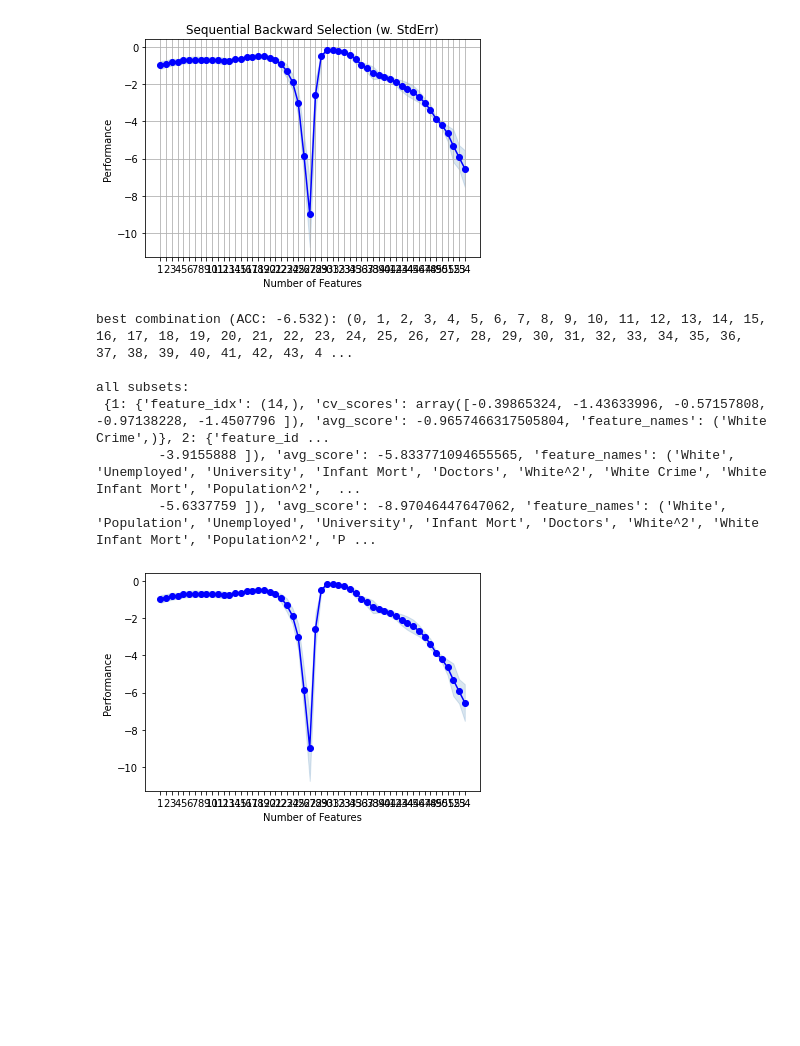
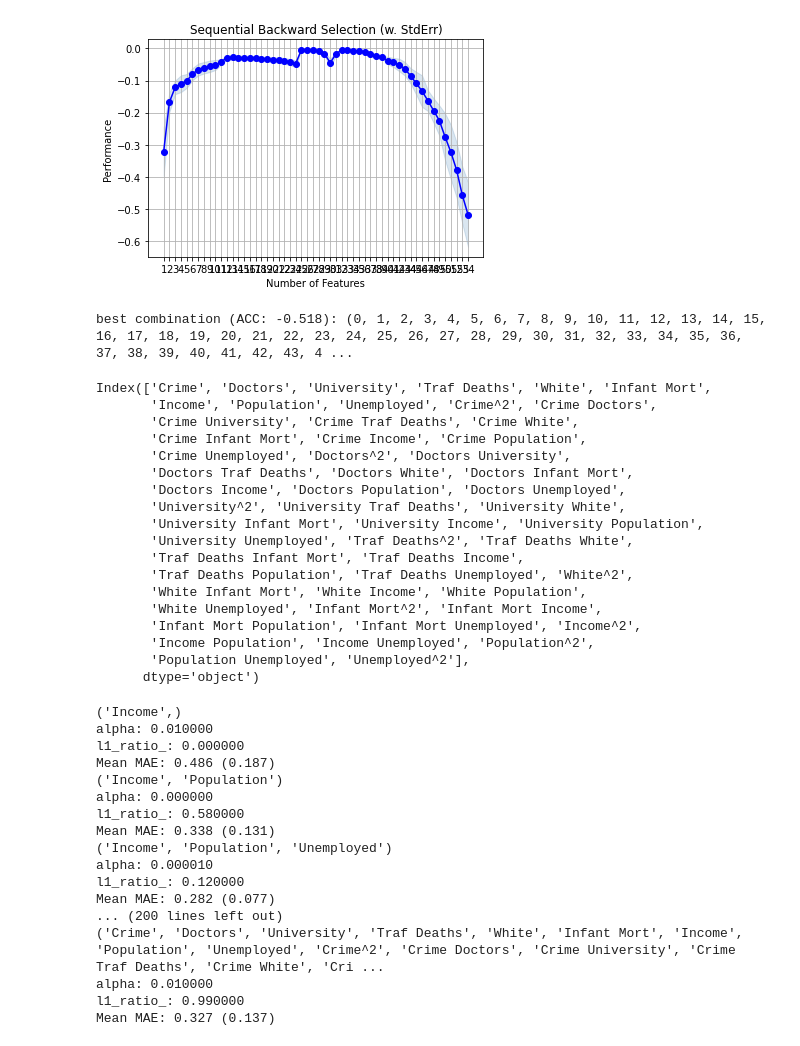
Before and after one commit to thistleknot/python-ml, a Jupyter notebook: code/Elastic and Sequential Comparisons.ipynb, the cells around one changed output. Drawn from its saved outputs; the diff is of its cells as text; code cells hidden in the pictures; blank space fills up the shorter version.

```diff
--- a/code/Elastic and Sequential Comparisons.ipynb
+++ b/code/Elastic and Sequential Comparisons.ipynb
@@ -56,8 +56,6 @@ import sys
 #import random
 import warnings
 warnings.filterwarnings('ignore')
-
-zca = zca.ZCA()
 # %%
 class ss_yj_Transformer(BaseEstimator, TransformerMixin):
     # add another additional parameter, just for fun, while we are at it
@@ -119,8 +94,8 @@ array([[[ 9.39674319e+01]],
 # %%
-numCV = 5
+numCV = 10
 kfold = KFold(n_splits=numCV, shuffle=True)
 p_threshold = .05
-divisor = .2
+divisor = 1
 target = 'Poverty'
 exclude = 'States'
 
@@ -204,7 +182,7 @@ lr = LinearRegression()
 
 #backwards step subset
 sffs1 = sffs(lr,
-          k_features=len(data.x_train_ss_yj_inter.columns),
+          k_features=len(data.X_train_ss_yj_inter.columns),
           #forward=True,
           floating=True,
           scoring='neg_mean_squared_error',
@@ -212,24 +190,36 @@ sffs1 = sffs(lr,
           n_jobs=-1,
           cv=numCV)
 
-sffs1 = sffs1.fit(data.x_train_ss_yj_inter, data.y_train_ss_yj)
+sffs1 = sffs1.fit(data.X_train_ss_yj_inter, data.y_train_ss_yj)
 # %%
-fig = plot_sffs(sffs1.get_metric_dict(), kind='std_err')
+fig = plot_sfs(sffs1.get_metric_dict(), kind='std_err')
 
 plt.title('Sequential Backward Selection (w. StdErr)')
 plt.grid()
-plt.show()
+plt.show(fig)
 
 print('best combination (ACC: %.3f): %s\n' % (sffs1.k_score_, sffs1.k_feature_idx_))
-print('all subsets:\n', sffs1.subsets_)
-plot_sfs(sffs1.get_metric_dict(), kind='std_err');
+#print('all subsets:\n', sffs1.subsets_)
+data.X_train_ss_yj_inter.columns[list(sffs1.k_feature_idx_)]
 # %% [output]
-[figure, old version]
+[figure, new version]
-best combination (ACC: -6.532): (0, 1, 2, 3, 4, 5, 6, 7, 8, 9, 10, 11, 12, 13, 14, 15, 16, 17, 18, 19, 20, 21, 22, 23, 24, 25, 26, 27, 28, 29, 30, 31, 32, 33, 34, 35, 36, 37, 38, 39, 40, 41, 42, 43, 4 ...
-
-all subsets:
- {1: {'feature_idx': (14,), 'cv_scores': array([-0.39865324, -1.43633996, -0.57157808, -0.97138228, -1.4507796 ]), 'avg_score': -0.9657466317505804, 'feature_names': ('White Crime',)}, 2: {'feature_id ...
-        -3.9155888 ]), 'avg_score': -5.833771094655565, 'feature_names': ('White', 'Unemployed', 'University', 'Infant Mort', 'Doctors', 'White^2', 'White Crime', 'White Infant Mort', 'Population^2',  ...
-        -5.6337759 ]), 'avg_score': -8.97046447647062, 'feature_names': ('White', 'Population', 'Unemployed', 'University', 'Infant Mort', 'Doctors', 'White^2', 'White Infant Mort', 'Population^2', 'P ...
+best combination (ACC: -0.518): (0, 1, 2, 3, 4, 5, 6, 7, 8, 9, 10, 11, 12, 13, 14, 15, 16, 17, 18, 19, 20, 21, 22, 23, 24, 25, 26, 27, 28, 29, 30, 31, 32, 33, 34, 35, 36, 37, 38, 39, 40, 41, 42, 43, 4 ...
-[figure, removed]
+Index(['Crime', 'Doctors', 'University', 'Traf Deaths', 'White', 'Infant Mort',
+       'Income', 'Population', 'Unemployed', 'Crime^2', 'Crime Doctors',
+       'Crime University', 'Crime Traf Deaths', 'Crime White',
+       'Crime Infant Mort', 'Crime Income', 'Crime Population',
+       'Crime Unemployed', 'Doctors^2', 'Doctors University',
+       'Doctors Traf Deaths', 'Doctors White', 'Doctors Infant Mort',
+       'Doctors Income', 'Doctors Population', 'Doctors Unemployed',
+       'University^2', 'University Traf Deaths', 'University White',
+       'University Infant Mort', 'University Income', 'University Population',
+       'University Unemployed', 'Traf Deaths^2', 'Traf Deaths White',
+       'Traf Deaths Infant Mort', 'Traf Deaths Income',
+       'Traf Deaths Population', 'Traf Deaths Unemployed', 'White^2',
+       'White Infant Mort', 'White Income', 'White Population',
+       'White Unemployed', 'Infant Mort^2', 'Infant Mort Income',
+       'Infant Mort Population', 'Infant Mort Unemployed', 'Income^2',
+       'Income Population', 'Income Unemployed', 'Population^2',
+       'Population Unemployed', 'Unemployed^2'],
+      dtype='object')
 # %%
@@ -253,8 +243,8 @@ for f in features:
     EN_CV = ElasticNetCV(l1_ratio=l1s, alphas=alphas, cv=cv, n_jobs=-1)
     # fit model
 
-    X_subset = pd.DataFrame(x_train_ss_yj_inter[list(np.asarray(f))])
-    y_ = y_train_ss_yj
+    X_subset = pd.DataFrame(data.X_train_ss_yj_inter[list(np.asarray(f))])
+    y_ = data.y_train_ss_yj
     EN_CV.fit(X_subset, y_)
 
     print('alpha: %f' % EN_CV.alpha_)
@@ -269,6 +259,24 @@ for f in features:
     temp = pd.concat([pd.DataFrame({"features": [np.array(f)]}),pd.DataFrame(np.array(mean(scores)).reshape(-1,1)),pd.DataFrame(np.array(std(scores)).reshape(-1,1)),pd.DataFrame(np.array(EN_CV.alpha_).reshape(-1,1)),pd.DataFrame(np.array(EN_CV.l1_ratio_).reshape(-1,1))],axis=1)
 
     CV_results = pd.concat([CV_results,temp],axis=0)
+# %% [output]
+('Income',)
+alpha: 0.010000
+l1_ratio_: 0.000000
+Mean MAE: 0.486 (0.187)
+('Income', 'Population')
+alpha: 0.000000
+l1_ratio_: 0.580000
+Mean MAE: 0.338 (0.131)
+('Income', 'Population', 'Unemployed')
+alpha: 0.000010
+l1_ratio_: 0.120000
+Mean MAE: 0.282 (0.077)
+... (200 lines left out)
+('Crime', 'Doctors', 'University', 'Traf Deaths', 'White', 'Infant Mort', 'Income', 'Population', 'Unemployed', 'Crime^2', 'Crime Doctors', 'Crime University', 'Crime Traf Deaths', 'Crime White', 'Cri ...
+alpha: 0.010000
+l1_ratio_: 0.990000
+Mean MAE: 0.327 (0.137)
 # %%
 CV_results.columns = ['features','mean error','std','alpha','lambda']
 CV_results.index = np.array(range(0,len(features)))#range(1,len(features)+1)
```
Also changed, not shown: parts of 29 cells of this notebook, 5 other files.
